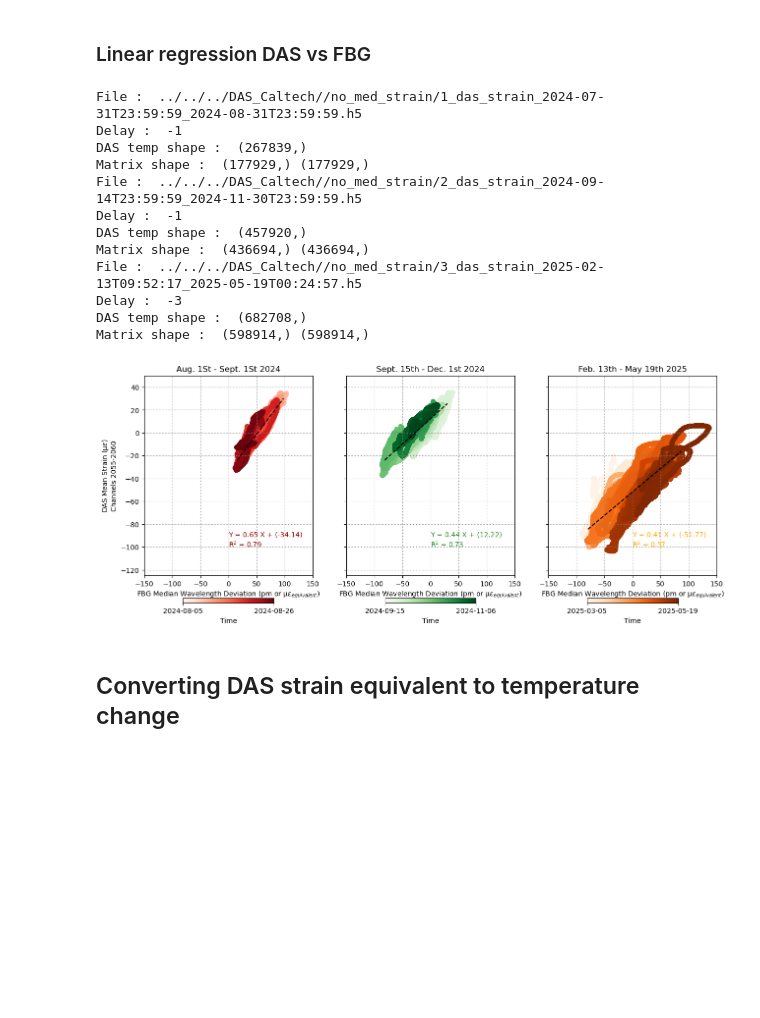
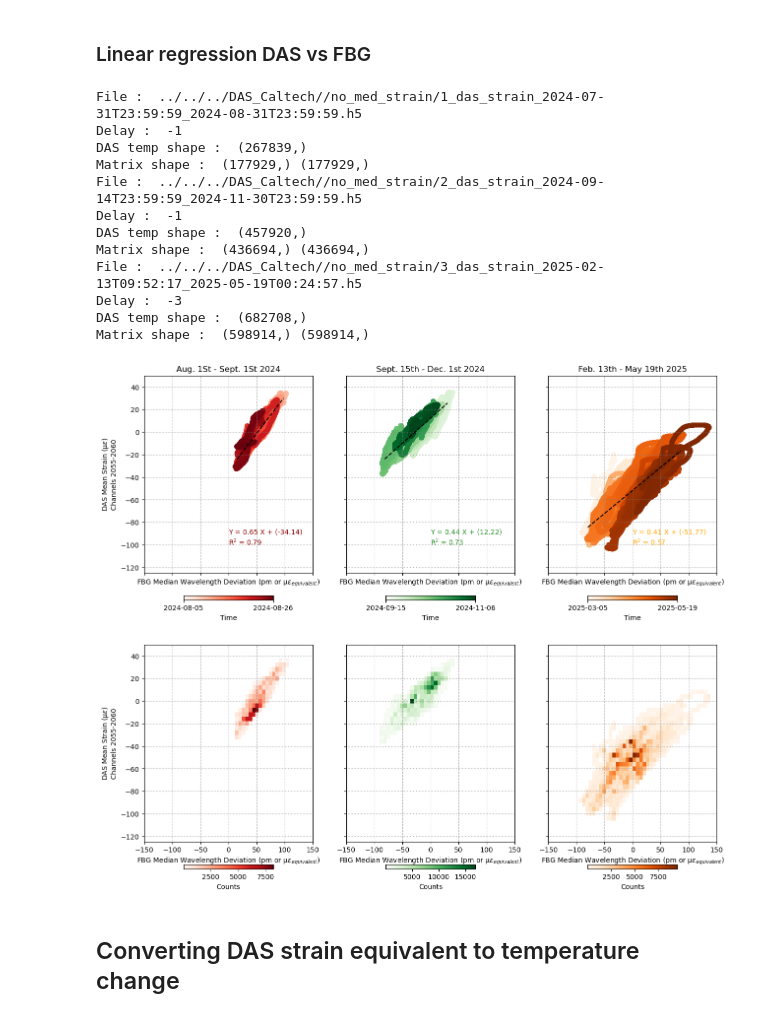
Before and after one commit to jgovoort/FLAME, a Jupyter notebook: Notebooks/FBG/comparison_DAS_FBG.ipynb, the cells around one changed output. Cells and saved outputs as stored; diff of their text form; code cells hidden in the pictures; blank space fills up the shorter version.

```diff
--- a/Notebooks/FBG/comparison_DAS_FBG.ipynb
+++ b/Notebooks/FBG/comparison_DAS_FBG.ipynb
@@ -401,7 +401,7 @@ plt.show()
 # %% [markdown]
 ### Linear regression DAS vs FBG
 # %%
-fig, axs = plt.subplots(ncols=3, figsize=(15,6), sharex=True, sharey=True)
+fig, axs = plt.subplots(ncols=3, nrows=2, figsize=(15,13), sharex=True, sharey=True)
 colors, colormaps = ['darkred', 'forestgreen','orange'], ['Reds', 'Greens', 'Oranges']
 title = ['Aug. 1St - Sept. 1St 2024','Sept. 15th - Dec. 1st 2024','Feb. 13th - May 19th 2025']
 das_files = glob.glob(path_data_DAS+'/no_med_strain/*_das_strain_*.h5')
@@ -420,44 +420,51 @@ for i, files in enumerate(das_files):
     crop_time = median_temp.dropna(dim='Time').Time.values[times]
     crop_median_temp = median_temp.sel(Time=crop_time)
 
     times = np.isin(das_temp.time.values - int(delay*1e9), median_temp.dropna(dim='Time').Time.values)
     crop_das_temp = das_temp.sel(time=das_temp.time.values[times])
     print('Matrix shape : ', crop_median_temp.shape, crop_das_temp.strain.mean(dim='channel').values.shape)
-    axs[i].scatter(crop_median_temp*1000, crop_das_temp.strain.mean(dim='channel').values, alpha=0.7,
+    axs[0][i].scatter(crop_median_temp*1000, crop_das_temp.strain.mean(dim='channel').values, alpha=0.7,
                    c=crop_das_temp.time.values.astype('datetime64[s]'), cmap=colormaps[i], label=title[i])
     m,p = np.polyfit(crop_median_temp*1000, crop_das_temp.strain.mean(dim='channel').values, 1)
-    axs[i].plot(np.linspace(np.percentile(crop_median_temp*1000, 1), np.percentile(crop_median_temp*1000, 99),10),
+    axs[0][i].plot(np.linspace(np.percentile(crop_median_temp*1000, 1), np.percentile(crop_median_temp*1000, 99),10),
             m*np.linspace(np.percentile(crop_median_temp*1000, 1), np.percentile(crop_median_temp*1000, 99),10) + p, c='k', ls='--')
-    axs[i].text(0, -100, 'Y = {:.2f} X + ({:.2f})\nR$^2$ = {:.2f}'.format(m, p, np.corrcoef(crop_median_temp*1000, crop_das_temp.strain.mean(dim='channel').values)[0,1]**2),c=colors[i])
-    axs[i].set_xlabel('FBG Median Wavelength Deviation (pm or µ$\epsilon _{equivalent}$)')
-    axs[i].set_title(title[i])
-    axs[i].grid(ls=':',c='grey')
+    axs[0][i].text(0, -100, 'Y = {:.2f} X + ({:.2f})\nR$^2$ = {:.2f}'.format(m, p, np.corrcoef(crop_median_temp*1000, crop_das_temp.strain.mean(dim='channel').values)[0,1]**2),c=colors[i])
+    axs[0][i].set_xlabel('FBG Median Wavelength Deviation (pm or µ$\epsilon _{equivalent}$)')
+    axs[0][i].set_title(title[i])
+    axs[0][i].grid(ls=':',c='grey')
     #axs[i].legend()
     cbar = fig.colorbar(ScalarMappable(cmap=colormaps[i], norm=mcolors.Normalize(vmin=0, vmax=1)),
-                        ax=axs[i], label='Time', orientation='horizontal', fraction=0.02, pad=0.1)
+                        ax=axs[0][i], label='Time', orientation='horizontal', fraction=0.02, pad=0.1)
     cbar.set_ticks([0,1])
     #cbar.set_ticks([crop_das_temp.time.values.astype('datetime64[s]')[0], crop_das_temp.time.values.astype('datetime64[s]')[-1]])
     cbar.set_ticklabels([str(np.datetime64(crop_das_temp.time.values[0], 'D')), str(np.datetime64(crop_das_temp.time.values[-1], 'D'))])
 
-axs[0].set_ylabel('DAS Mean Strain (µ$\epsilon$)\nChannels 2055-2060')
-axs[0].set_xlim(-150, 150)
-axs[0].set_ylim(-125, 50)
+    histplot = axs[1][i].hist2d(crop_median_temp*1000, crop_das_temp.strain.mean(dim='channel').values,
+                 bins=50, range=[(-150, 150), (-150, 50)],cmin=1,cmap=colormaps[i])
+    axs[1][i].grid(ls=':',c='grey')
+
+    axs[1][i].set_xlabel('FBG Median Wavelength Deviation (pm or µ$\epsilon _{equivalent}$)')
+    fig.colorbar(histplot[3], ax=axs[1][i], label='Counts', orientation='horizontal', fraction=0.02, pad=0.1)
+axs[1][0].set_ylabel('DAS Mean Strain (µ$\epsilon$)\nChannels 2055-2060')
+axs[0][0].set_ylabel('DAS Mean Strain (µ$\epsilon$)\nChannels 2055-2060')
+axs[0][0].set_xlim(-150, 150)
+axs[0][0].set_ylim(-125, 50)
 plt.savefig(path_plots+'/temperature_scatter_das_fbg.png', dpi=300, bbox_inches='tight')
 plt.show()
 # %% [output]
 File :  ../../../DAS_Caltech//no_med_strain/1_das_strain_2024-07-31T23:59:59_2024-08-31T23:59:59.h5
 Delay :  -1
 DAS temp shape :  (267839,)
 Matrix shape :  (177929,) (177929,)
 File :  ../../../DAS_Caltech//no_med_strain/2_das_strain_2024-09-14T23:59:59_2024-11-30T23:59:59.h5
 Delay :  -1
 DAS temp shape :  (457920,)
 Matrix shape :  (436694,) (436694,)
 File :  ../../../DAS_Caltech//no_med_strain/3_das_strain_2025-02-13T09:52:17_2025-05-19T00:24:57.h5
 Delay :  -3
 DAS temp shape :  (682708,)
 Matrix shape :  (598914,) (598914,)
-[figure, old version]
+[figure, new version]
 # %% [markdown]
 ## Converting DAS strain equivalent to temperature change
 # %%
```
Also changed, not shown: 8 other files.
